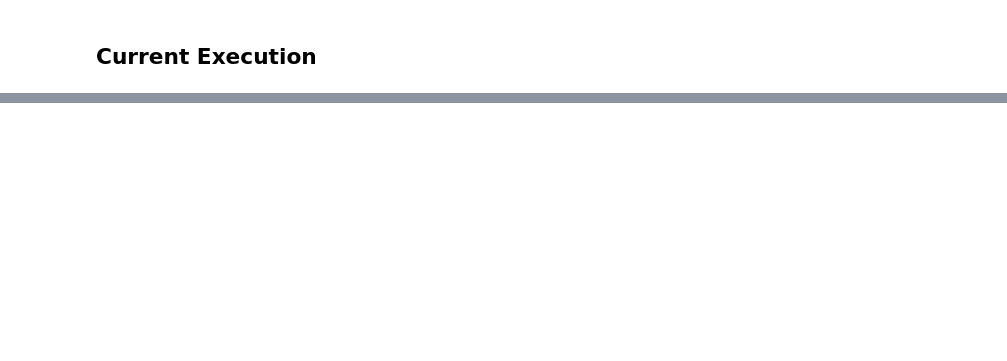
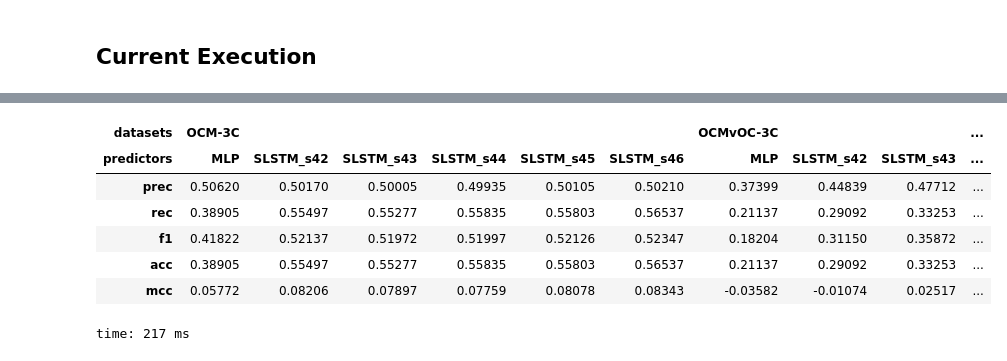
Before and after one commit to Chaoste/nlp-stocks, a Jupyter notebook: research/8.3-Seed.ipynb, the cells around one changed output, grey strips where cells are left out. Drawn from its saved outputs; the diff is of its cells as text; code cells hidden in the pictures; blank space fills up the shorter version.

```diff
--- a/research/8.3-Seed.ipynb
+++ b/research/8.3-Seed.ipynb
@@ -88 +196,12 @@ metrics = evaluator()
+# %%
+evaluator._metrics
+# %% [output]
+| datasets | OCM-3C |  |  |  |  |  | OCMvOC-3C |  |  | ... |
+| predictors | MLP | SLSTM_s42 | SLSTM_s43 | SLSTM_s44 | SLSTM_s45 | SLSTM_s46 | MLP | SLSTM_s42 | SLSTM_s43 | ... |
+| prec | 0.50620 | 0.50170 | 0.50005 | 0.49935 | 0.50105 | 0.50210 | 0.37399 | 0.44839 | 0.47712 | ... |
+| rec | 0.38905 | 0.55497 | 0.55277 | 0.55835 | 0.55803 | 0.56537 | 0.21137 | 0.29092 | 0.33253 | ... |
+| f1 | 0.41822 | 0.52137 | 0.51972 | 0.51997 | 0.52126 | 0.52347 | 0.18204 | 0.31150 | 0.35872 | ... |
+| acc | 0.38905 | 0.55497 | 0.55277 | 0.55835 | 0.55803 | 0.56537 | 0.21137 | 0.29092 | 0.33253 | ... |
+| mcc | 0.05772 | 0.08206 | 0.07897 | 0.07759 | 0.08078 | 0.08343 | -0.03582 | -0.01074 | 0.02517 | ... |
+time: 217 ms
 # %%
```
Also changed, not shown: parts of 13 cells of this notebook, 9 other files.
